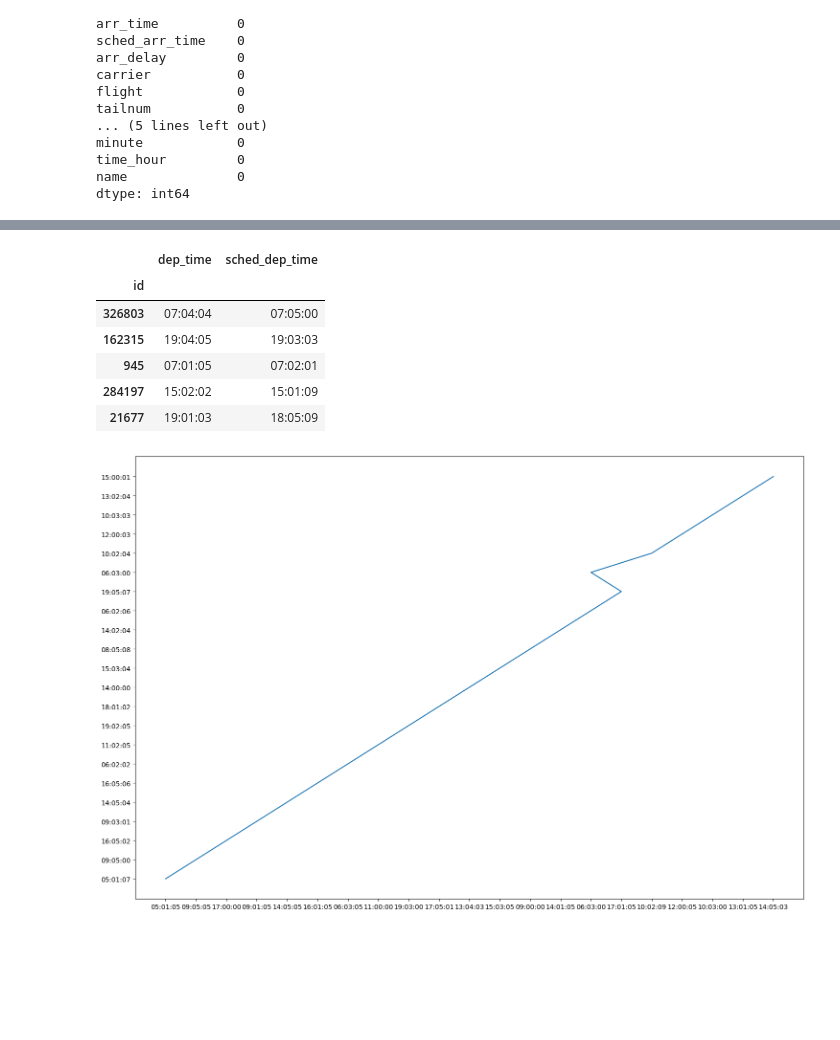
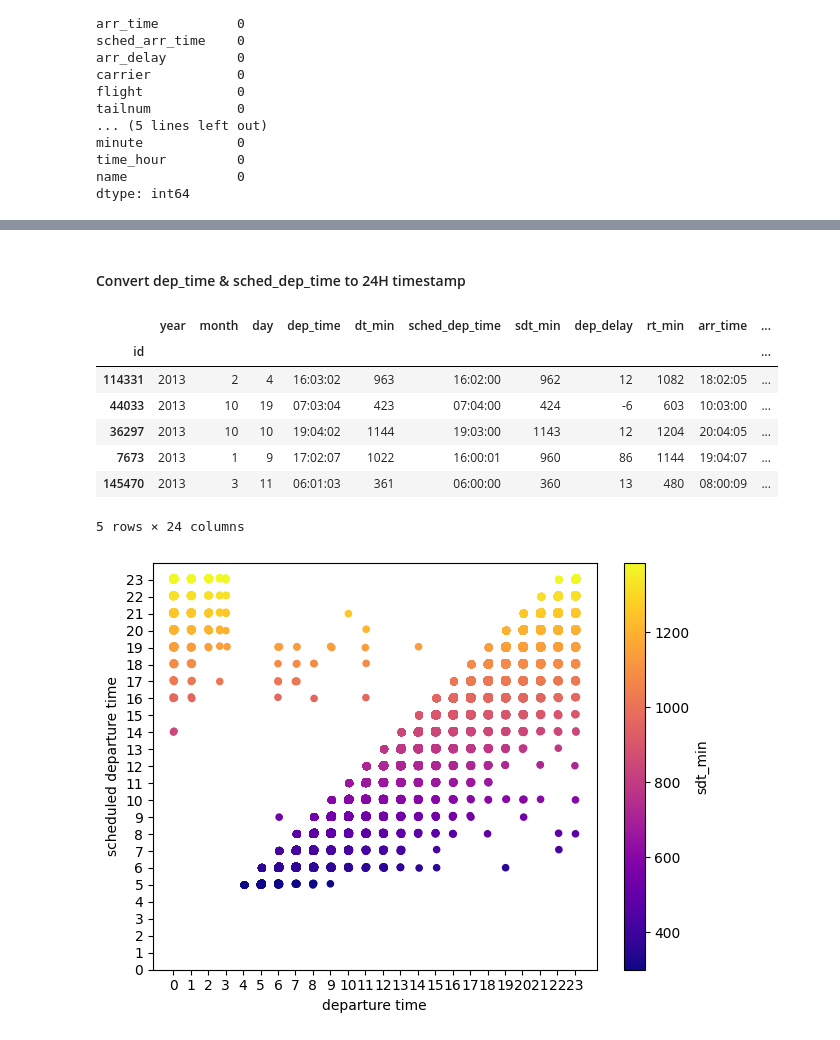
Before and after one commit to steven-midgley/project_one, a Jupyter notebook: notebooks/main_notebook.ipynb, the cells around one changed output, grey strips where cells are left out. Drawn from its saved outputs; the diff is of its cells as text; code cells hidden in the pictures; blank space fills up the shorter version.

Commit message:
time for some cool shit.

```diff
--- a/notebooks/main_notebook.ipynb
+++ b/notebooks/main_notebook.ipynb
@@ -177,9 +246,0 @@ df.sample(n=5)
-# %%
-df.dep_time = df.dep_time.astype(int)
-df.dep_time = df.dep_time.astype(str).str.zfill(4)
-df.sched_dep_time = df.sched_dep_time.astype(str).str.zfill(4)
-
-df.dep_time = pd.to_datetime(df.dep_time, format="%H%M%S").dt.strftime("%H:%M:%S")
-df.sched_dep_time = pd.to_datetime(df.sched_dep_time, format="%H%M%S").dt.strftime(
-    "%H:%M:%S"
-)
@@ -185,0 +286,2 @@ df.sched_dep_time = pd.to_datetime(df.sched_dep_time, format="%H%M%S").dt.strfti
+# %% [markdown]
+#### Convert dep_time & sched_dep_time to 24H timestamp
@@ -186,24 +354,39 @@ df.sched_dep_time = pd.to_datetime(df.sched_dep_time, format="%H%M%S").dt.strfti
 # %%
-df[["dep_time", "sched_dep_time"]].sample(n=5)
+dfc.sample(n=5)
 # %% [output]
-|  | dep_time | sched_dep_time |
-| id |  |  |
-| 326803 | 07:04:04 | 07:05:00 |
-| 162315 | 19:04:05 | 19:03:03 |
-| 945 | 07:01:05 | 07:02:01 |
-| 284197 | 15:02:02 | 15:01:09 |
-| 21677 | 19:01:03 | 18:05:09 |
+|  | year | month | day | dep_time | dt_min | sched_dep_time | sdt_min | dep_delay | rt_min | arr_time | ... |
+| id |  |  |  |  |  |  |  |  |  |  | ... |
+| 114331 | 2013 | 2 | 4 | 16:03:02 | 963 | 16:02:00 | 962 | 12 | 1082 | 18:02:05 | ... |
+| 44033 | 2013 | 10 | 19 | 07:03:04 | 423 | 07:04:00 | 424 | -6 | 603 | 10:03:00 | ... |
+| 36297 | 2013 | 10 | 10 | 19:04:02 | 1144 | 19:03:00 | 1143 | 12 | 1204 | 20:04:05 | ... |
+| 7673 | 2013 | 1 | 9 | 17:02:07 | 1022 | 16:00:01 | 960 | 86 | 1144 | 19:04:07 | ... |
+| 145470 | 2013 | 3 | 11 | 06:01:03 | 361 | 06:00:00 | 360 | 13 | 480 | 08:00:09 | ... |
+5 rows × 24 columns
 # %%
-x = df.sched_dep_time[::15000]
-y = df.dep_time[::15000]
+# x = dfc.sdt_min[::5000]
+# y = dfc.dt_min[::5000]
 
-plt.title = "Departure Discrepancies"
-plt.xlabel = "Departure Time"
-plt.ylabel = "Scheduled Departure Time"
+# plt.title = "Departure Discrepancies"
+# plt.xlabel = "Departure Time"
+# plt.ylabel = "Scheduled Departure Time"
 
-plt.figure(figsize=(18, 12)).tight_layout()
-plt.plot(x, y)
+# plt.figure(figsize=(18, 12)).tight_layout()
+# plt.plot(x, y)
 
-plt.show()
+# plt.show()
+dfc.plot(
+    kind="scatter",
+    x="dt_min",
+    y="sdt_min",
+    c="sdt_min",
+    cmap="plasma",
+    xlabel="departure time",
+    ylabel="scheduled departure time",
+)
+ticks = np.arange(0, 1440, 60)
+t_labels = range(24)
+plt.xticks(ticks, t_labels)
+plt.yticks(ticks, t_labels)
+plt.tight_layout()
 # %% [output]
-[figure, old version]
+[figure, new version]
```
Also changed, not shown: parts of 16 cells of this notebook, 2 other files.
